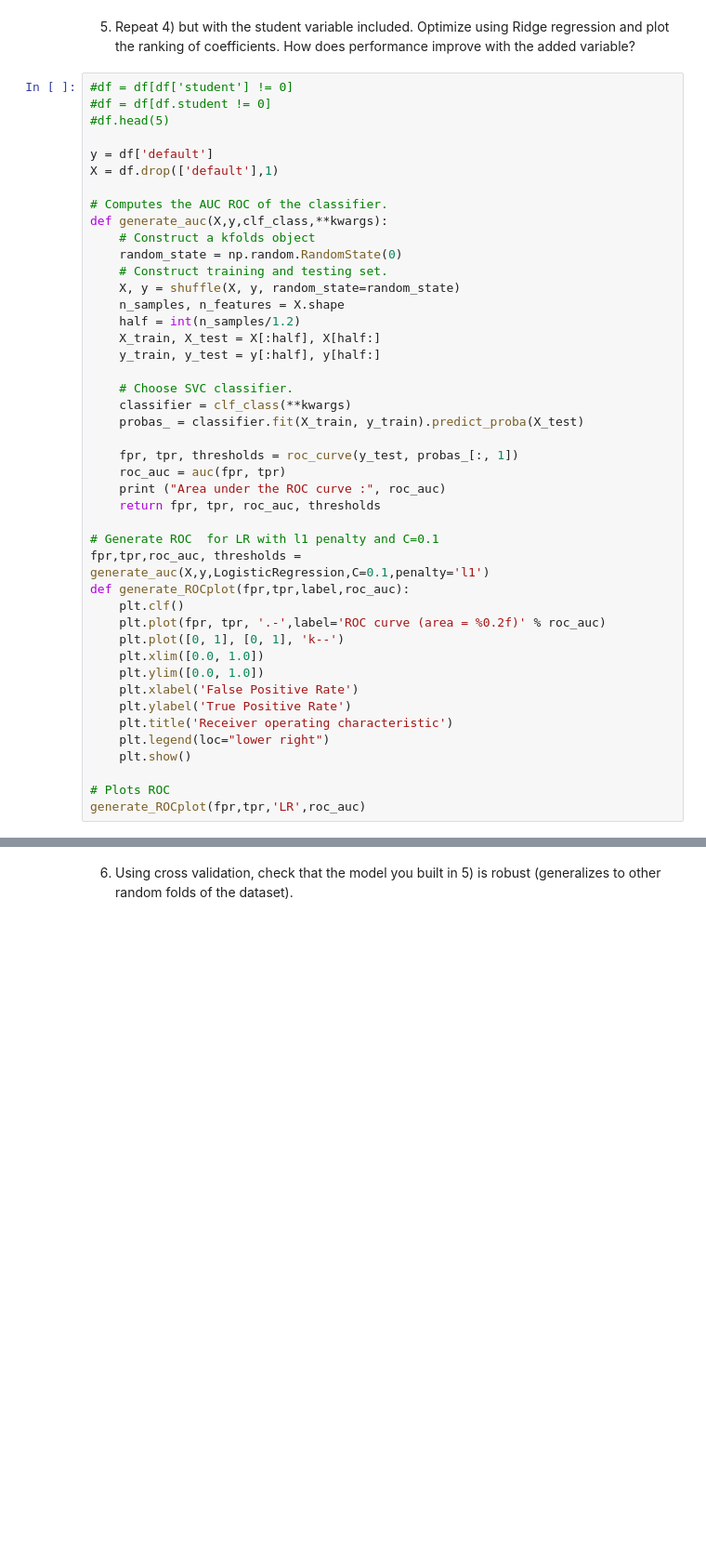
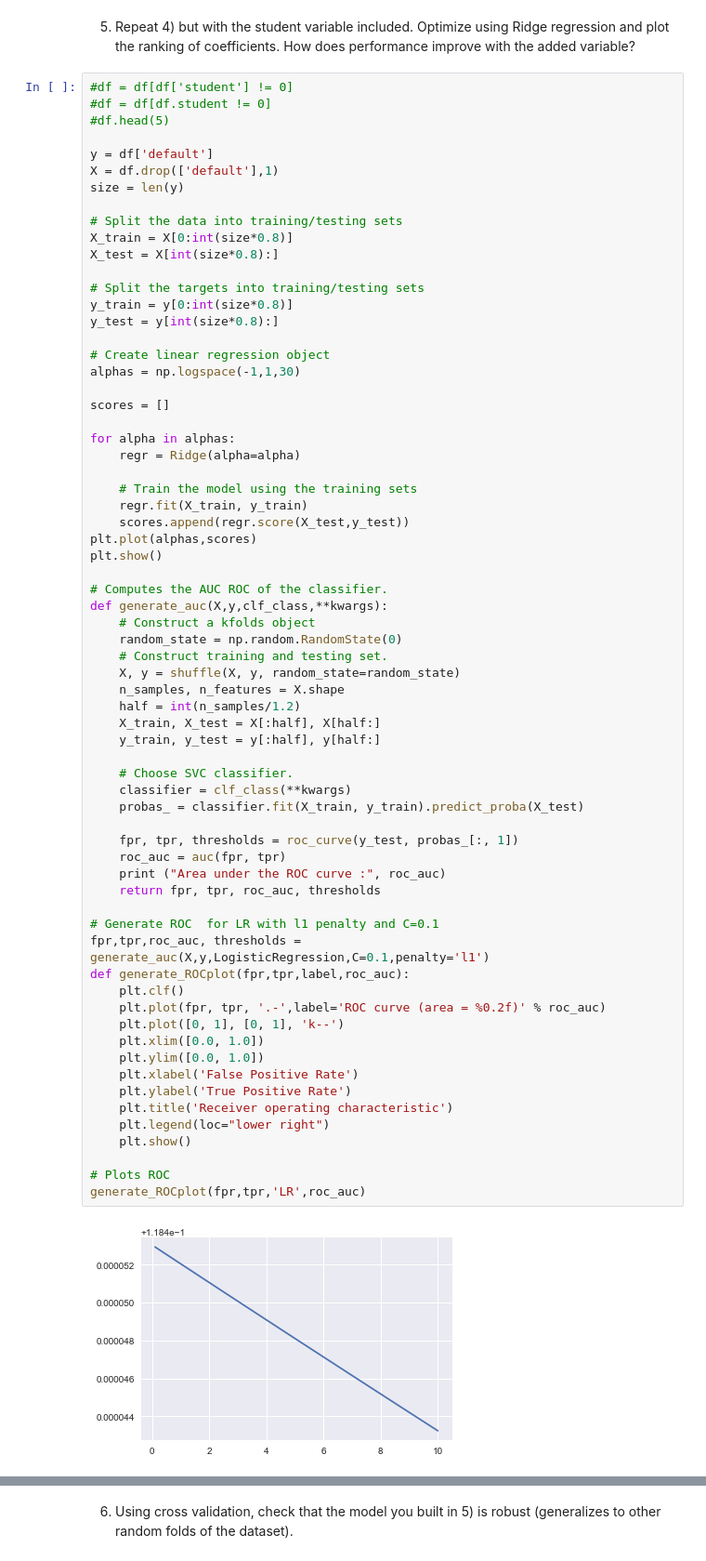
Before and after one commit to Columbia-Intro-Data-Science/python-introduction-vera-feng, a Jupyter notebook: Homework 3 - Classification.ipynb, the cells around one changed output, grey strips where cells are left out. Shown: that part at 93% size. Cells and saved outputs as stored; diff of their text form; blank space fills up the shorter version.

```diff
--- a/Homework 3 - Classification.ipynb
+++ b/Homework 3 - Classification.ipynb
@@ -218,6 +240,29 @@ of coefficients.  How does performance improve with the added variable?
 
 y = df['default']
 X = df.drop(['default'],1)
+size = len(y)
+
+# Split the data into training/testing sets
+X_train = X[0:int(size*0.8)]
+X_test = X[int(size*0.8):]
+
+# Split the targets into training/testing sets
+y_train = y[0:int(size*0.8)]
+y_test = y[int(size*0.8):]
+
+# Create linear regression object
+alphas = np.logspace(-1,1,30)
+
+scores = []
+
+for alpha in alphas:
+    regr = Ridge(alpha=alpha)
+
+    # Train the model using the training sets
+    regr.fit(X_train, y_train)
+    scores.append(regr.score(X_test,y_test))
+plt.plot(alphas,scores)
+plt.show()
 
 # Computes the AUC ROC of the classifier.
 def generate_auc(X,y,clf_class,**kwargs):
@@ -228,30 +273,32 @@ def generate_auc(X,y,clf_class,**kwargs):
     n_samples, n_features = X.shape
     half = int(n_samples/1.2)
     X_train, X_test = X[:half], X[half:]
     y_train, y_test = y[:half], y[half:]
 
     # Choose SVC classifier.
     classifier = clf_class(**kwargs)
     probas_ = classifier.fit(X_train, y_train).predict_proba(X_test)
 
     fpr, tpr, thresholds = roc_curve(y_test, probas_[:, 1])
     roc_auc = auc(fpr, tpr)
     print ("Area under the ROC curve :", roc_auc)
     return fpr, tpr, roc_auc, thresholds
 
 # Generate ROC  for LR with l1 penalty and C=0.1
 fpr,tpr,roc_auc, thresholds = generate_auc(X,y,LogisticRegression,C=0.1,penalty='l1')
 def generate_ROCplot(fpr,tpr,label,roc_auc):
     plt.clf()
     plt.plot(fpr, tpr, '.-',label='ROC curve (area = %0.2f)' % roc_auc)
     plt.plot([0, 1], [0, 1], 'k--')
     plt.xlim([0.0, 1.0])
     plt.ylim([0.0, 1.0])
     plt.xlabel('False Positive Rate')
     plt.ylabel('True Positive Rate')
     plt.title('Receiver operating characteristic')
     plt.legend(loc="lower right")
     plt.show()
 
 # Plots ROC
 generate_ROCplot(fpr,tpr,'LR',roc_auc)
+# %% [output]
+[figure, added]
```
Also changed, not shown: parts of 13 cells of this notebook.
